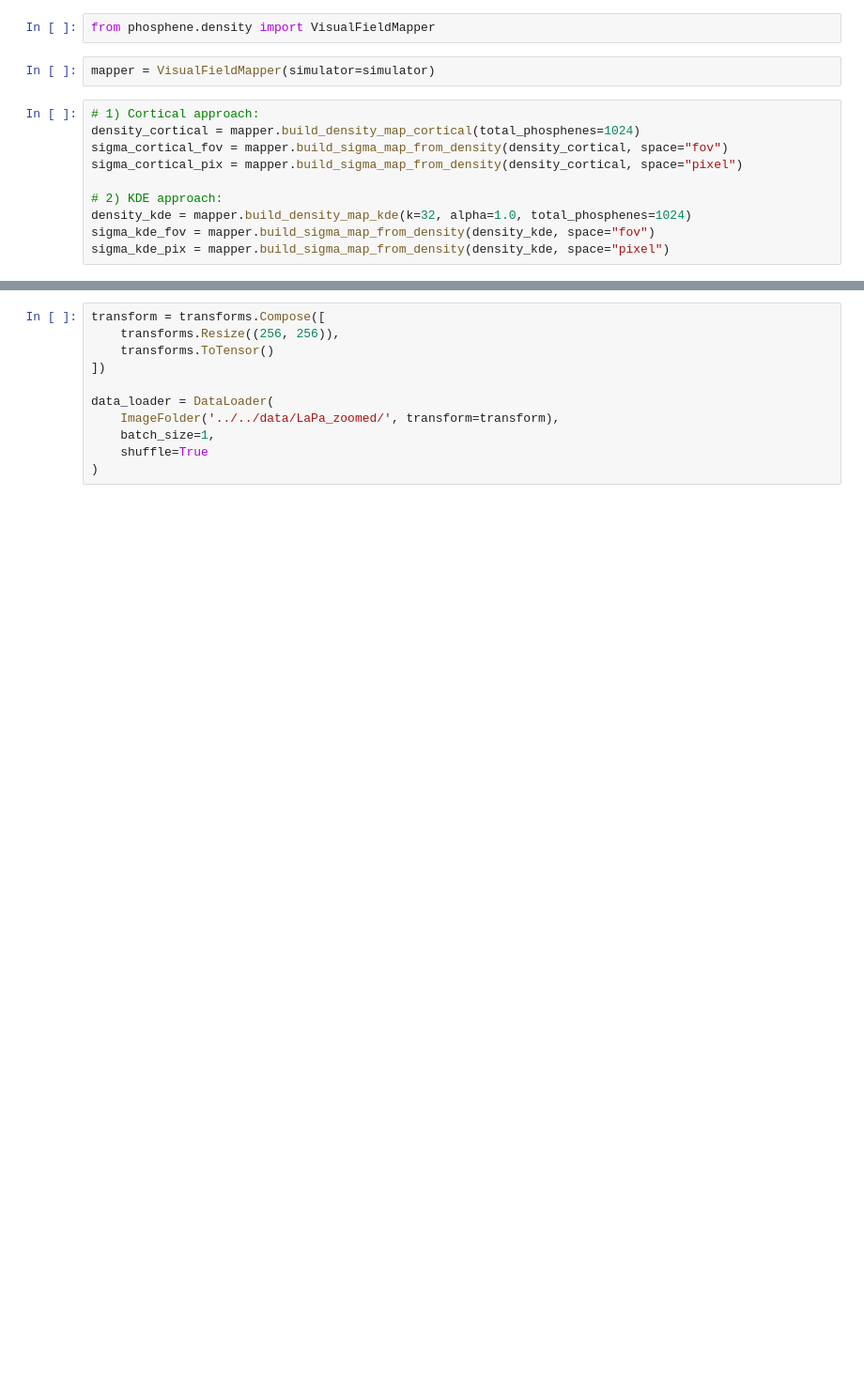
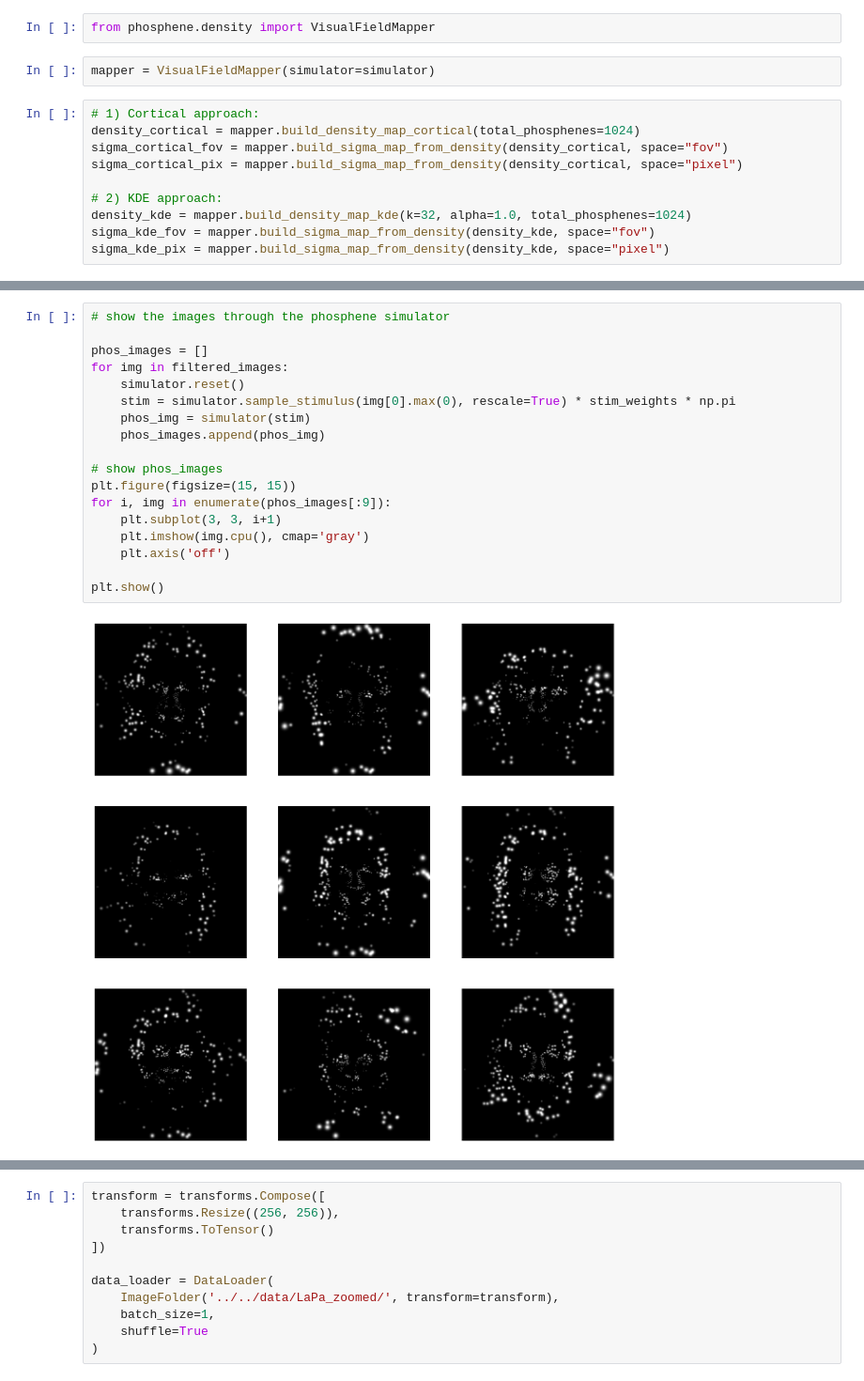
Before and after one commit to MichelleAppel/SCAPE, a Jupyter notebook: notebooks/test_modules.ipynb, the cells around one changed output, grey strips where cells are left out. Shown at 94% size. Cells and saved outputs as stored; diff of their text form; blank space fills up the shorter version.

```diff
--- a/notebooks/test_modules.ipynb
+++ b/notebooks/test_modules.ipynb
@@ -156,0 +208,20 @@ plt.show()
+# %%
+# show the images through the phosphene simulator
+
+phos_images = []
+for img in filtered_images:
+    simulator.reset()
+    stim = simulator.sample_stimulus(img[0].max(0), rescale=True) * stim_weights * np.pi
+    phos_img = simulator(stim)
+    phos_images.append(phos_img)
+
+# show phos_images
+plt.figure(figsize=(15, 15))
+for i, img in enumerate(phos_images[:9]):
+    plt.subplot(3, 3, i+1)
+    plt.imshow(img.cpu(), cmap='gray')
+    plt.axis('off')
+
+plt.show()
+# %% [output]
+[figure, added]
```
Also changed, not shown: parts of 23 cells of this notebook, 5 other files.
